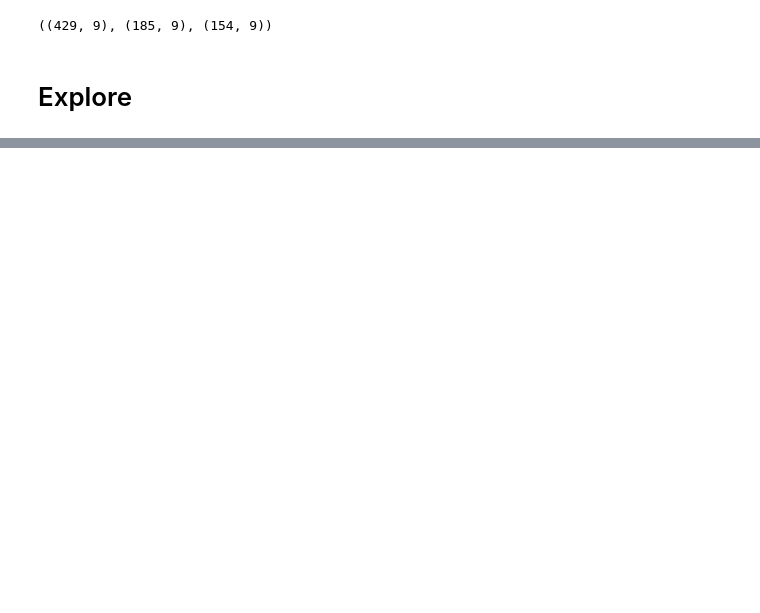
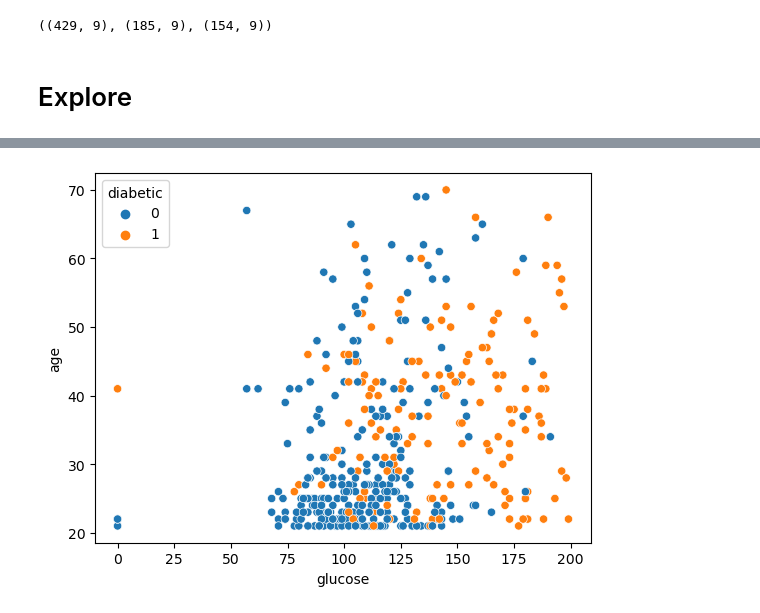
Before and after one commit to Jburch01/diabetes_classification_project, a Jupyter notebook: explore.ipynb, the cells around one changed output, grey strips where cells are left out. Drawn from its saved outputs; the diff is of its cells as text; code cells hidden in the pictures; blank space fills up the shorter version.

```diff
--- a/explore.ipynb
+++ b/explore.ipynb
@@ -42,0 +90,5 @@ for col in df.columns:
+# %%
+sns.scatterplot(data=train, x='glucose', y='age', hue='diabetic')
+plt.show()
+# %% [output]
+[figure, added]
```
Also changed, not shown: parts of 9 cells of this notebook.
